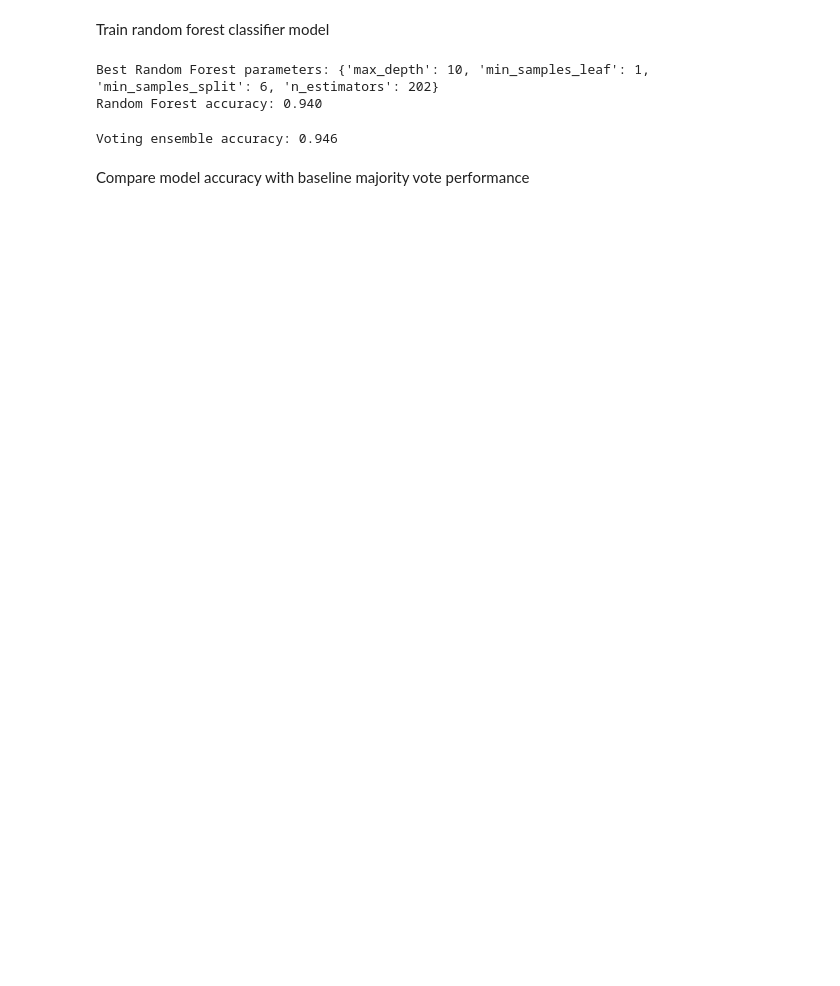
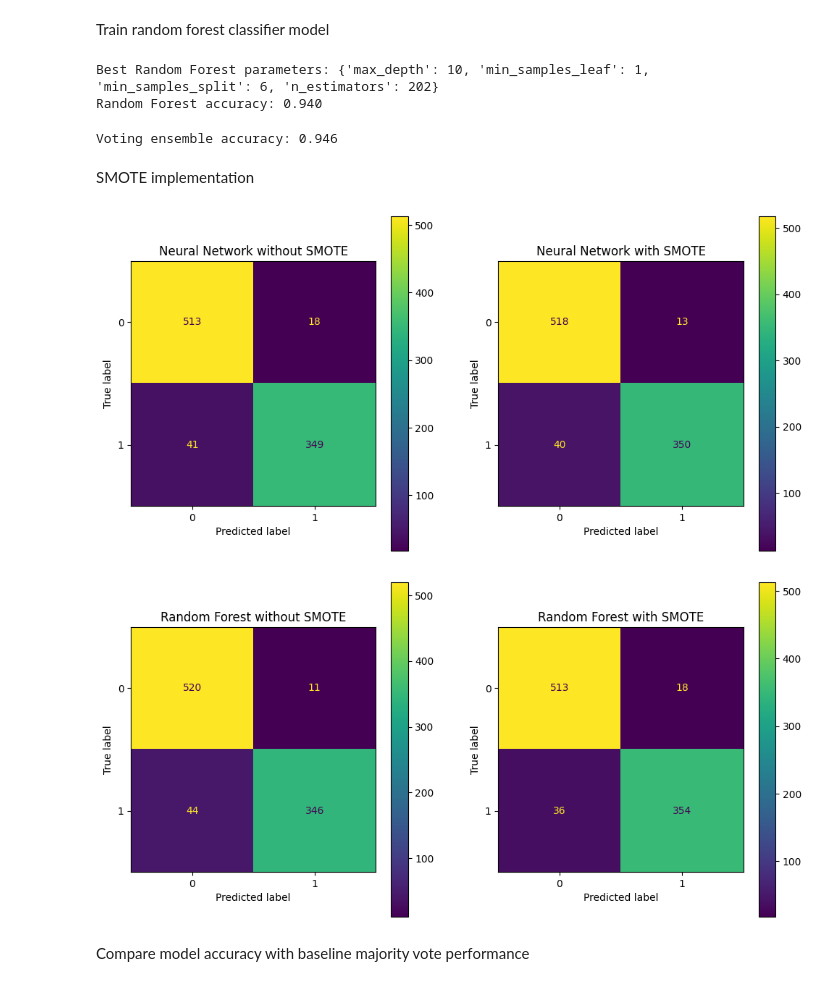
Before and after one commit to mayyan531/Spambase, a Jupyter notebook: spambase.ipynb, the cells around one changed output. Cells and saved outputs as stored; diff of their text form; code cells hidden in the pictures; blank space fills up the shorter version.

```diff
--- a/spambase.ipynb
+++ b/spambase.ipynb
@@ -384,6 +387,65 @@ acc_voting = voting_clf.score(X_test, y_test)
 print(f"Voting ensemble accuracy: {acc_voting:.3f}")
 # %% [output]
 Voting ensemble accuracy: 0.946
+# %% [markdown]
+SMOTE implementation
+# %%
+sm = SMOTE(random_state=random_seed)
+X_res, y_res = sm.fit_resample(X_train, y_train)
+
+# neural network with resampled data
+X_res_t = torch.Tensor(X_res)
+y_res_t = torch.Tensor(y_res.to_numpy()).view(-1, 1)
+
+model_nn_smote = NeuralNetwork(n_features, best_dp)
+optimizer_nn_smote = optim.Adam(model_nn_smote.parameters(), LR_NN, weight_decay=best_wd)
+scheduler_nn_smote = optim.lr_scheduler.StepLR(optimizer_nn_smote, step_size=best_step, gamma=best_gamma)
+
+train_loss_nn_smote, test_loss_nn_smote, acc_nn_smote, epoch_nn_smote = train_neural_network(model_nn_smote, criterion_nn, optimizer_nn_smote, EPOCH_NN, scheduler_nn_smote)
+
+# random forest with resampled data
+bestrf_model_smote = RandomForestClassifier(**clf.best_params_, random_state=random_seed)
+bestrf_model_smote.fit(X_res, y_res)
+
+# confusion matrices
+fig, axes = plt.subplots(1, 2, figsize=(12, 6))
+
+y_pred_nn = model_nn(X_test_t)
+cm_nn = confusion_matrix(y_test, (y_pred_nn >= 0.5).int())
+disp = ConfusionMatrixDisplay(confusion_matrix=cm_nn)
+disp.plot(ax=axes[0])
+axes[0].set_title("Neural Network without SMOTE")
+
+y_pred_nn_smote = model_nn_smote(X_test_t)
+cm_nn_smote = confusion_matrix(y_test, (y_pred_nn_smote >= 0.5).int())
+disp = ConfusionMatrixDisplay(confusion_matrix=cm_nn_smote)
+disp.plot(ax=axes[1])
+axes[1].set_title("Neural Network with SMOTE")
+
+# random forest with resampled data
+fig1, axes = plt.subplots(1, 2, figsize=(12, 6))
+
+y_pred_rf = bestrf_model.predict(X_test)
+cm_rf = confusion_matrix(y_test, y_pred_rf)
+disp = ConfusionMatrixDisplay(confusion_matrix=cm_rf)
+disp.plot(ax=axes[0])
+axes[0].set_title("Random Forest without SMOTE")
+
+y_pred_rf_smote = bestrf_model_smote.predict(X_test)
+cm_rf_smote = confusion_matrix(y_test, y_pred_rf_smote)
+disp = ConfusionMatrixDisplay(confusion_matrix=cm_rf_smote)
+disp.plot(ax=axes[1])
+axes[1].set_title("Random Forest with SMOTE")
+
+# accuracies
+acc_nn_smote = acc_nn_smote[-1]
+print(f"Neural Network accuracy: {acc_nn[-1]:.3f} Neural Network (SMOTE) accuracy: {acc_nn_smote:.3f}")
+acc_rf_smote = bestrf_model_smote.score(X_test, y_test)
+print(f"Random Forest accuracy: {acc_rf:.3f} Random Forest (SMOTE) accuracy: {acc_rf_smote:.3f}")
+# undersampling majority?
+# %% [output]
+[figure, added]
+[figure, added]
 # %% [markdown]
 Compare model accuracy with baseline majority vote performance
 # %%
```
Also changed, not shown: parts of 4 cells of this notebook.
